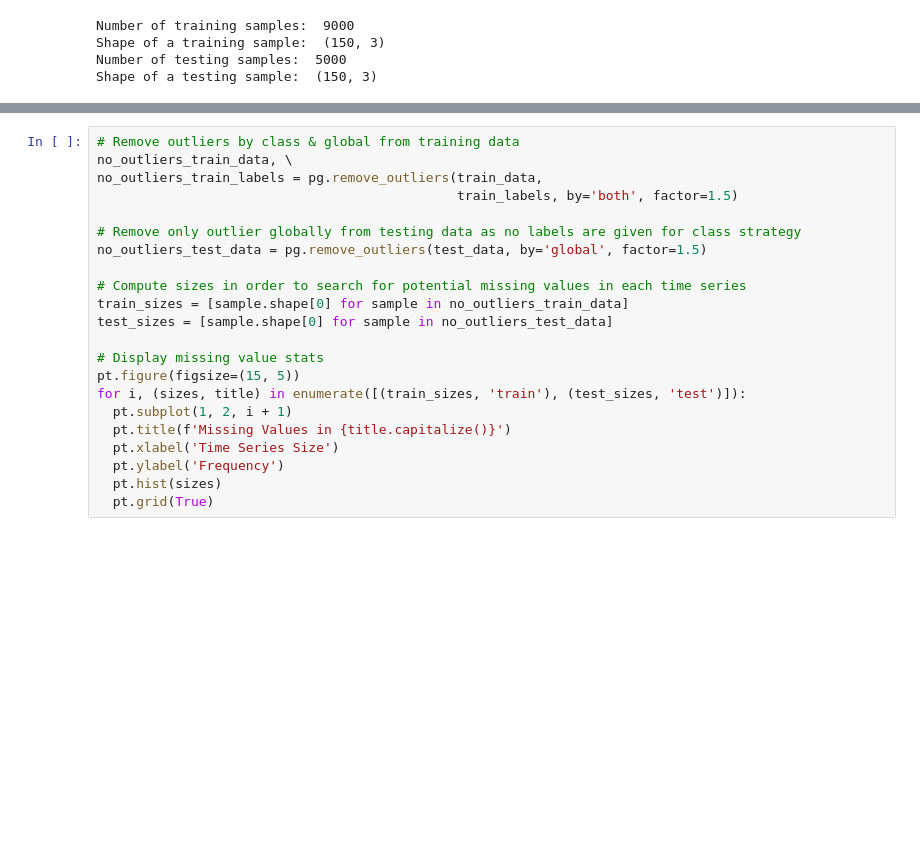
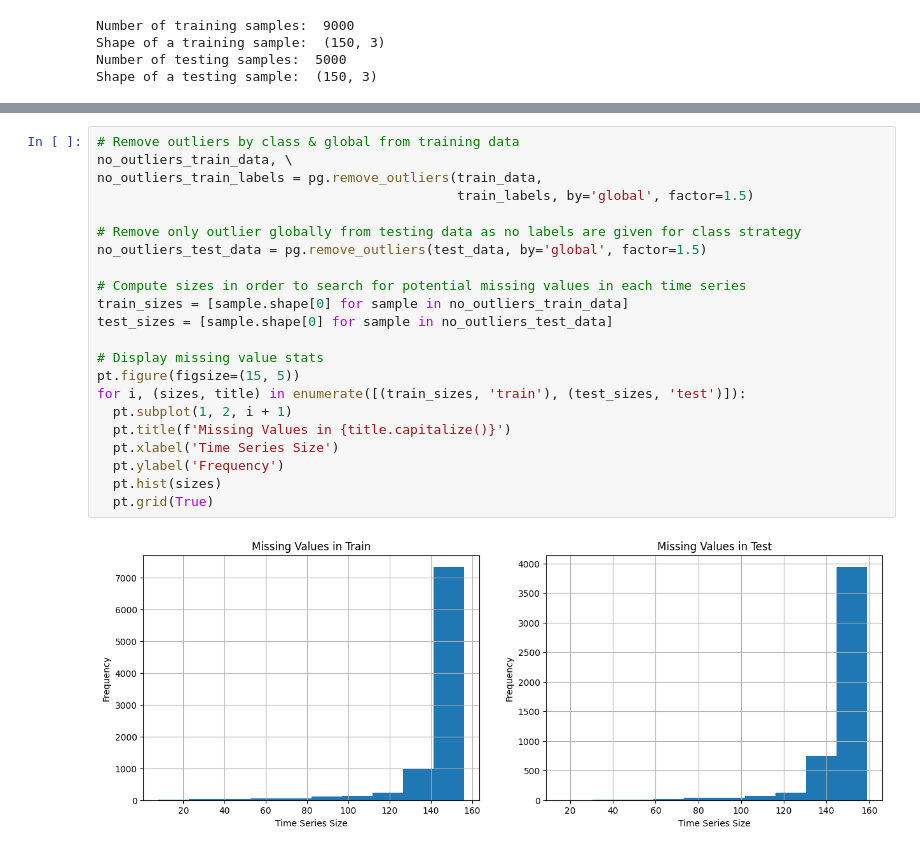
Before and after one commit to fusedbloxxer/ub-g11-pml, a Jupyter notebook: projects/smart/src/main.ipynb, the cells around one changed output, grey strips where cells are left out. Drawn from its saved outputs; the diff is of its cells as text; blank space fills up the shorter version.

```diff
--- a/projects/smart/src/main.ipynb
+++ b/projects/smart/src/main.ipynb
@@ -87,25 +91,27 @@ for i, (sizes, title) in enumerate([(train_sizes, 'train'), (test_sizes, 'test')
 # %%
 # Remove outliers by class & global from training data
 no_outliers_train_data, \
 no_outliers_train_labels = pg.remove_outliers(train_data,
-                                              train_labels, by='both', factor=1.5)
+                                              train_labels, by='global', factor=1.5)
 
 # Remove only outlier globally from testing data as no labels are given for class strategy
 no_outliers_test_data = pg.remove_outliers(test_data, by='global', factor=1.5)
 
 # Compute sizes in order to search for potential missing values in each time series
 train_sizes = [sample.shape[0] for sample in no_outliers_train_data]
 test_sizes = [sample.shape[0] for sample in no_outliers_test_data]
 
 # Display missing value stats
 pt.figure(figsize=(15, 5))
 for i, (sizes, title) in enumerate([(train_sizes, 'train'), (test_sizes, 'test')]):
   pt.subplot(1, 2, i + 1)
   pt.title(f'Missing Values in {title.capitalize()}')
   pt.xlabel('Time Series Size')
   pt.ylabel('Frequency')
   pt.hist(sizes)
   pt.grid(True)
+# %% [output]
+[figure, added]
 # %%
 # Fill holes using interpolation
 no_gaps_train_data, \
```
Also changed, not shown: parts of 11 cells of this notebook, 37 other files.
